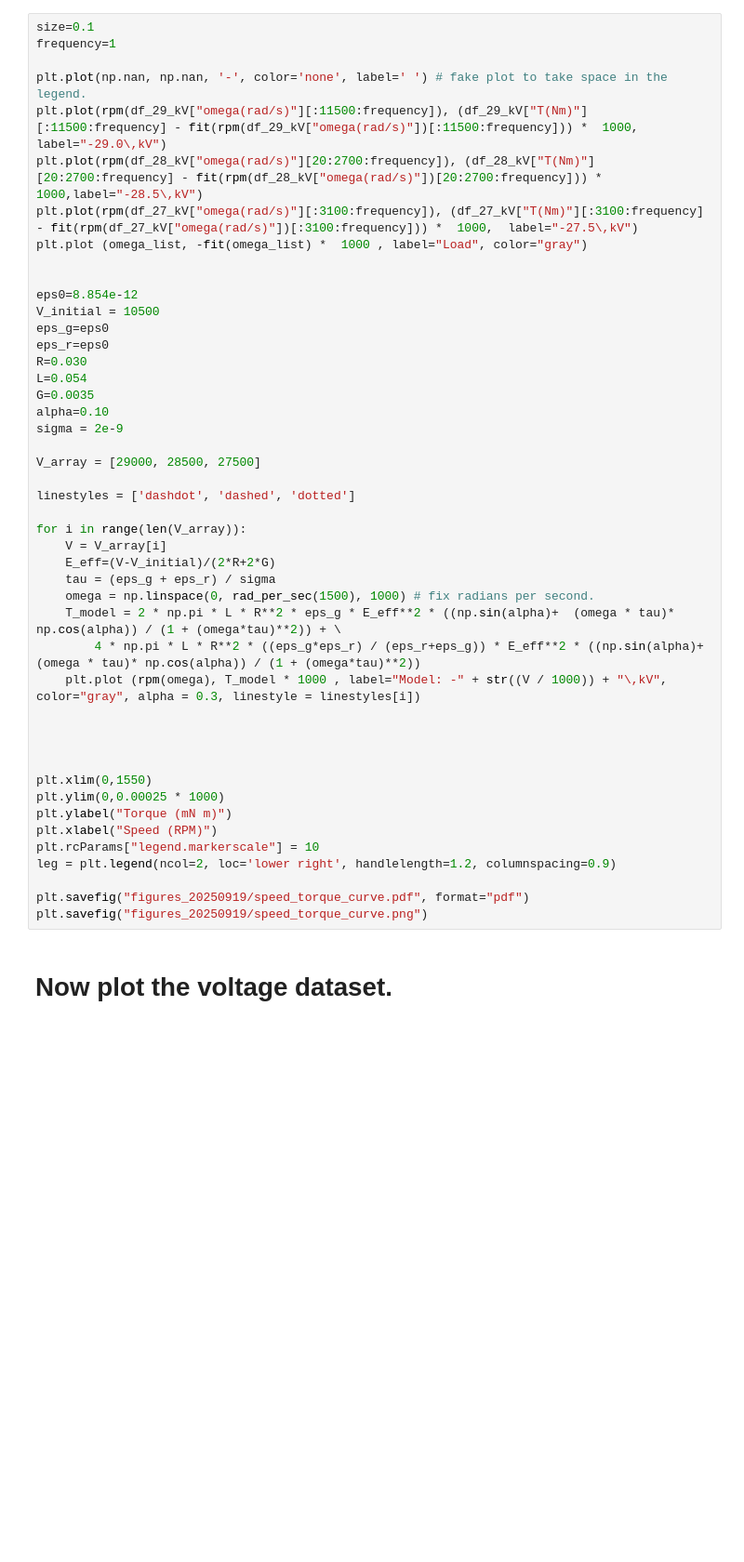
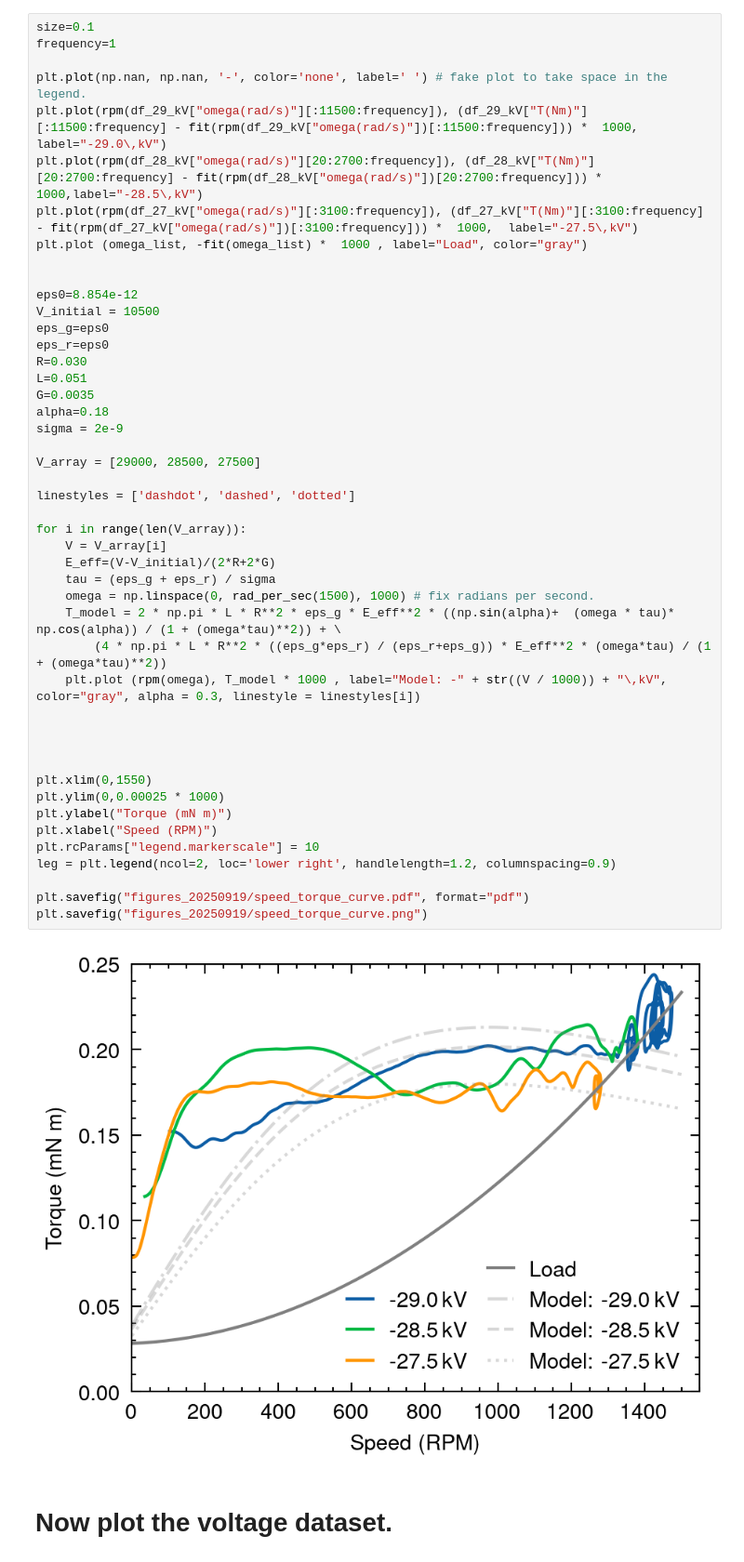
Before and after one commit to alexmi11/origami-motor, a Jupyter notebook: data_analysis/speed_analysis_09_19_2025.ipynb, the cells around one changed output. Shown at 93% size. Cells and saved outputs as stored; diff of their text form; blank space fills up the shorter version.

```diff
--- a/data_analysis/speed_analysis_09_19_2025.ipynb
+++ b/data_analysis/speed_analysis_09_19_2025.ipynb
@@ -227,36 +239,38 @@ V_initial = 10500
 eps_g=eps0
 eps_r=eps0
 R=0.030
-L=0.054
+L=0.051
 G=0.0035
-alpha=0.10
+alpha=0.18
 sigma = 2e-9
 
 V_array = [29000, 28500, 27500]
 
 linestyles = ['dashdot', 'dashed', 'dotted']
 
 for i in range(len(V_array)):
     V = V_array[i]
     E_eff=(V-V_initial)/(2*R+2*G)
     tau = (eps_g + eps_r) / sigma
     omega = np.linspace(0, rad_per_sec(1500), 1000) # fix radians per second.
     T_model = 2 * np.pi * L * R**2 * eps_g * E_eff**2 * ((np.sin(alpha)+  (omega * tau)* np.cos(alpha)) / (1 + (omega*tau)**2)) + \
-        4 * np.pi * L * R**2 * ((eps_g*eps_r) / (eps_r+eps_g)) * E_eff**2 * ((np.sin(alpha)+  (omega * tau)* np.cos(alpha)) / (1 + (omega*tau)**2))
+        (4 * np.pi * L * R**2 * ((eps_g*eps_r) / (eps_r+eps_g)) * E_eff**2 * (omega*tau) / (1 + (omega*tau)**2))
     plt.plot (rpm(omega), T_model * 1000 , label="Model: -" + str((V / 1000)) + "\,kV", color="gray", alpha = 0.3, linestyle = linestyles[i])
 
 
 
 
 plt.xlim(0,1550)
 plt.ylim(0,0.00025 * 1000)
 plt.ylabel("Torque (mN m)")
 plt.xlabel("Speed (RPM)")
 plt.rcParams["legend.markerscale"] = 10
 leg = plt.legend(ncol=2, loc='lower right', handlelength=1.2, columnspacing=0.9)
 
 plt.savefig("figures_20250919/speed_torque_curve.pdf", format="pdf")
 plt.savefig("figures_20250919/speed_torque_curve.png")
+# %% [output]
+[figure, added]
 # %% [markdown]
 # Now plot the voltage dataset.
 # %%
```
Also changed, not shown: parts of 10 cells of this notebook, 3 other files.
